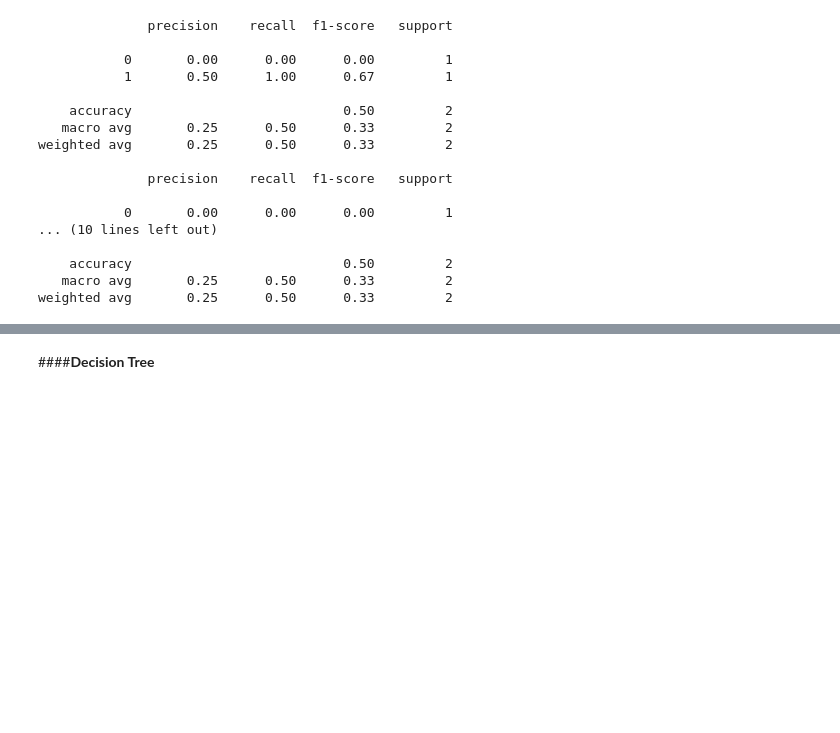
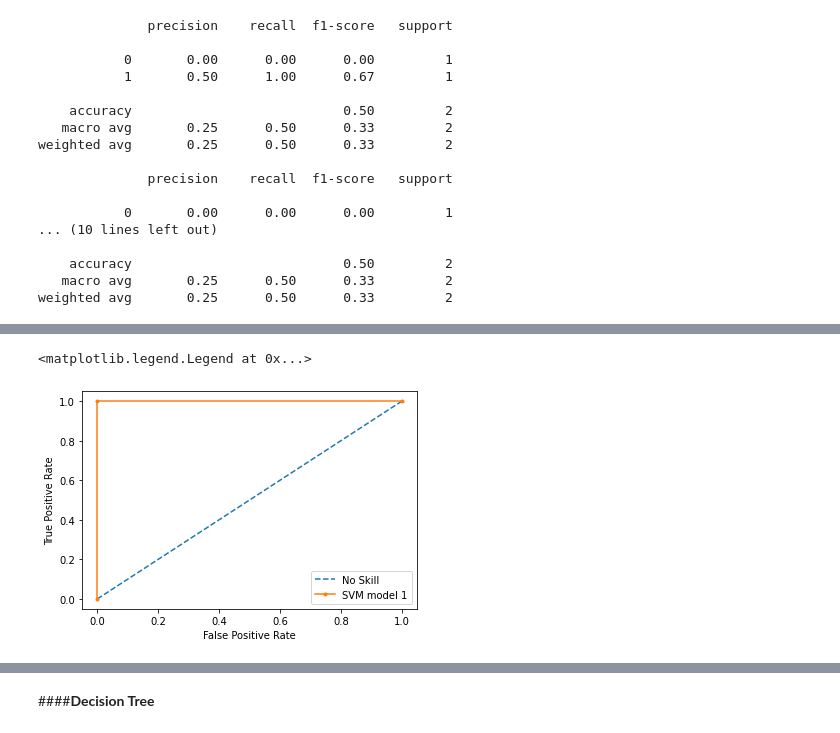
Before and after one commit to Sirabhop/Preclinical-AD-EEG-classification, a Jupyter notebook: Machine_Learning_Modeling.ipynb, the cells around one changed output, grey strips where cells are left out. Cells and saved outputs as stored; diff of their text form; code cells hidden in the pictures; blank space fills up the shorter version.

```diff
--- a/Machine_Learning_Modeling.ipynb
+++ b/Machine_Learning_Modeling.ipynb
@@ -135,15 +135,15 @@ from sklearn.svm import SVC
 from sklearn.tree import DecisionTreeClassifier, plot_tree
 from sklearn.tree import export_graphviz
 # %%
-clf_svm_1 = SVC(kernel = 'rbf', random_state = 0)
+clf_svm_1 = SVC(kernel = 'rbf', random_state = 0, probability = True)
 clf_svm_1.fit(X_1_train, y_1_train)
 svm_y_1_pred = clf_svm_1.predict(X_1_test)
 
-clf_svm_2 = SVC(kernel = 'rbf', random_state = 0)
+clf_svm_2 = SVC(kernel = 'rbf', random_state = 0, probability = True)
 clf_svm_2.fit(X_2_train, y_2_train)
 svm_y_2_pred = clf_svm_2.predict(X_2_test)
 
-clf_svm_3 = SVC(kernel = 'rbf', random_state = 0)
+clf_svm_3 = SVC(kernel = 'rbf', random_state = 0, probability = True)
 clf_svm_3.fit(X_3_train, y_3_train)
 svm_y_3_pred = clf_svm_3.predict(X_3_test)
 # %%
@@ -202,0 +247,9 @@ weighted avg       0.25      0.50      0.33         2
+# %%
+plt.plot(ns_fpr, ns_tpr, linestyle='--', label='No Skill')
+plt.plot(svm1_fpr, svm1_tpr, marker='.', label='SVM model 1')
+plt.xlabel('False Positive Rate')
+plt.ylabel('True Positive Rate')
+plt.legend()
+# %% [output]
+<matplotlib.legend.Legend at 0x...>
+[figure, added]
```
Also changed, not shown: parts of 11 cells of this notebook.
